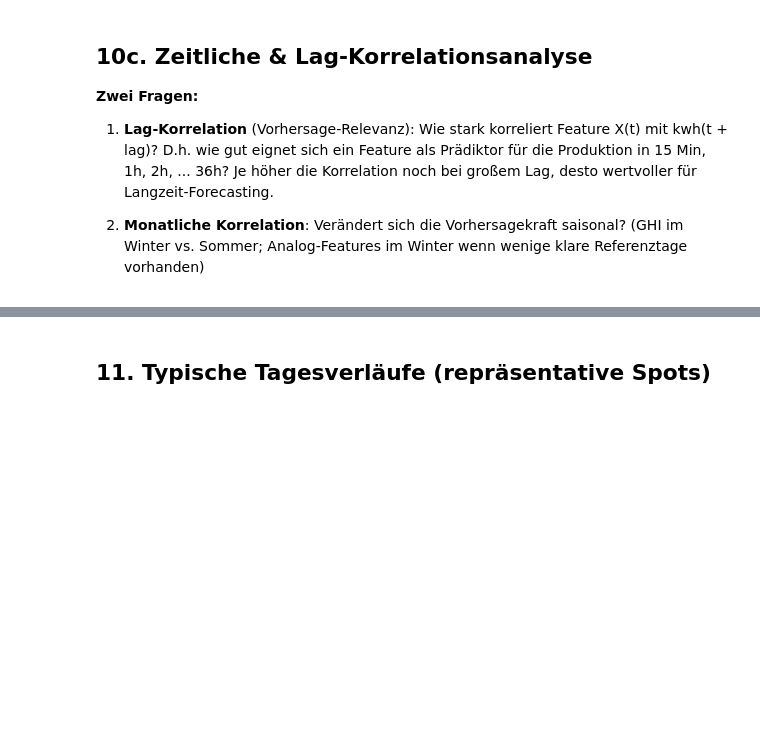
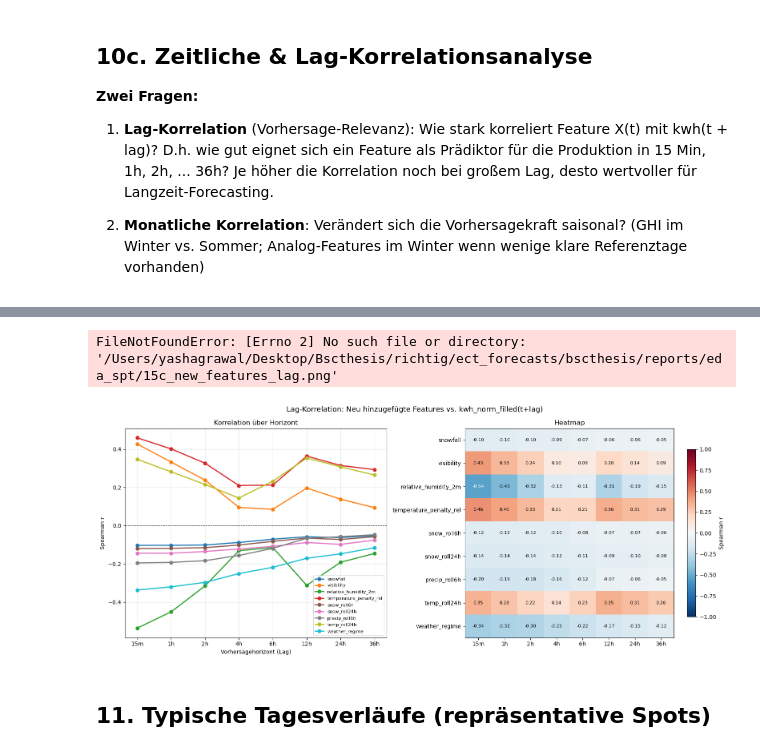
Before and after one commit to yagrawal03/bsc-pv-forecasting, a Jupyter notebook: 02_data_analysis.ipynb, the cells around one changed output, grey strips where cells are left out. Saved outputs shown, nothing was run; the diff lists cells and outputs as text; code cells hidden in the pictures; blank space fills up the shorter version.

```diff
--- a/02_data_analysis.ipynb
+++ b/02_data_analysis.ipynb
@@ -1181,7 +1181,9 @@ LAG_FEATS = ['ghi', 'kt', 'solar_elevation',
              'temperature_2m', 'wind_speed_10m', 'precipitation_mm',
              'irr_mismatch', 'dni_frac', 'dhi_frac', 'ghi_magnitude',
              'hour_sin', 'hour_cos']
-for f in ['snowfall', 'visibility', 'relative_humidity_2m', 'temperature_penalty_rel']:
+# Neu hinzugefügte Features
+for f in ['snowfall', 'visibility', 'relative_humidity_2m', 'temperature_penalty_rel',
+          'snow_roll6h', 'snow_roll24h', 'precip_roll6h', 'temp_roll24h', 'weather_regime']:
     if f in C_now: LAG_FEATS.append(f)
 LAG_FEATS = [f for f in LAG_FEATS if f in C_now]
 
@@ -1273,0 +1258,72 @@ temperature_penalty_rel   0.459  0.401  0.326  0.210  0.212  0.363  0.314  0.293
+# %%
+# ── Lag-Korrelation: Neu hinzugefügte Features (standalone) ─────────────────
+# Lädt direkt aus Checkpoint — kein Re-Run des ganzen Notebooks nötig
+import pandas as pd, numpy as np, matplotlib.pyplot as plt
+from scipy.stats import spearmanr
+from pathlib import Path
+
+_cp = Path('data/processed/_analysis_checkpoint.parquet')
+_df = pd.read_parquet(_cp)
+_df['ts'] = pd.to_datetime(_df['ts'])
+
+NEW_FEATS   = [f for f in ['snowfall', 'visibility', 'relative_humidity_2m',
+                             'temperature_penalty_rel', 'snow_roll6h', 'snow_roll24h',
+                             'precip_roll6h', 'temp_roll24h', 'weather_regime']
+               if f in _df.columns]
+LAGS_SLOTS  = [1, 4, 8, 16, 24, 48, 96, 144]
+LAGS_LABELS = ['15m','1h','2h','4h','6h','12h','24h','36h']
+
+print(f'Features: {NEW_FEATS}')
+
+_sample = np.random.default_rng(42).choice(
+    _df['spot_uuid'].unique(), size=min(100, _df['spot_uuid'].nunique()), replace=False)
+
+_results = {f: [] for f in NEW_FEATS}
+for _sp in _sample:
+    _sub = _df[_df['spot_uuid'] == _sp].sort_values('ts').reset_index(drop=True)
+    _sub = _sub[_sub['solar_elevation'] > 0]
+    if len(_sub) < 200: continue
+    for feat in NEW_FEATS:
+        _row = []
+        for lag in LAGS_SLOTS:
+            x = _sub[feat].values[:-lag].astype(float)
+            y = _sub['kwh_norm_filled'].values[lag:].astype(float)
+            mask = ~(np.isnan(x) | np.isnan(y))
+            _row.append(float(spearmanr(x[mask], y[mask])[0]) if mask.sum() > 50 else np.nan)
+        _results[feat].append(_row)
+
+_lag_df = pd.DataFrame(
+    {f: np.nanmedian(np.array(_results[f]), axis=0) for f in NEW_FEATS},
+    index=LAGS_LABELS).T
+
+print(_lag_df.round(3).to_string())
+
+fig, axes = plt.subplots(1, 2, figsize=(16, max(5, len(NEW_FEATS)*0.5 + 2)))
+fig.suptitle('Lag-Korrelation: Neu hinzugefügte Features vs. kwh_norm_filled(t+lag)', fontsize=13)
+
+cmap = plt.cm.get_cmap('tab10', len(NEW_FEATS))
+ax = axes[0]
+for i, feat in enumerate(NEW_FEATS):
+    ax.plot(LAGS_LABELS, _lag_df.loc[feat].values, marker='o', lw=2,
+            label=feat, color=cmap(i))
+ax.axhline(0, color='black', lw=0.8, ls='--')
+ax.set_xlabel('Vorhersagehorizont (Lag)'); ax.set_ylabel('Spearman r')
+ax.set_title('Korrelation über Horizont'); ax.legend(fontsize=8); ax.grid(alpha=0.3)
+
+ax = axes[1]
+im = ax.imshow(_lag_df.values, cmap='RdBu_r', vmin=-1, vmax=1, aspect='auto')
+plt.colorbar(im, ax=ax, label='Spearman r', shrink=0.8)
+for i in range(len(_lag_df.index)):
+    for j in range(len(LAGS_LABELS)):
+        val = _lag_df.values[i, j]
+        if np.isfinite(val):
+            ax.text(j, i, f'{val:.2f}', ha='center', va='center',
+                    fontsize=8, color='white' if abs(val) > 0.5 else 'black')
+ax.set_xticks(range(len(LAGS_LABELS))); ax.set_xticklabels(LAGS_LABELS)
+ax.set_yticks(range(len(_lag_df.index))); ax.set_yticklabels(_lag_df.index)
+ax.set_title('Heatmap')
+plt.tight_layout()
+plt.savefig(Path('reports/eda_spt') / '15c_new_features_lag.png', dpi=100, bbox_inches='tight')
+plt.show()
+del _df, _results, _lag_df
+# %% [output]
@@ -1274,3 +1341,5 @@ temperature_penalty_rel   0.459  0.401  0.326  0.210  0.212  0.363  0.314  0.293
+FileNotFoundError: [Errno 2] No such file or directory: '/Users/yashagrawal/Desktop/Bscthesis/richtig/ect_forecasts/bscthesis/reports/eda_spt/15c_new_features_lag.png'
+[figure, added]
 # %% [markdown]
 ## 11. Typische Tagesverläufe (repräsentative Spots)
 # %%
```
Also changed, not shown: parts of 2 cells of this notebook.
